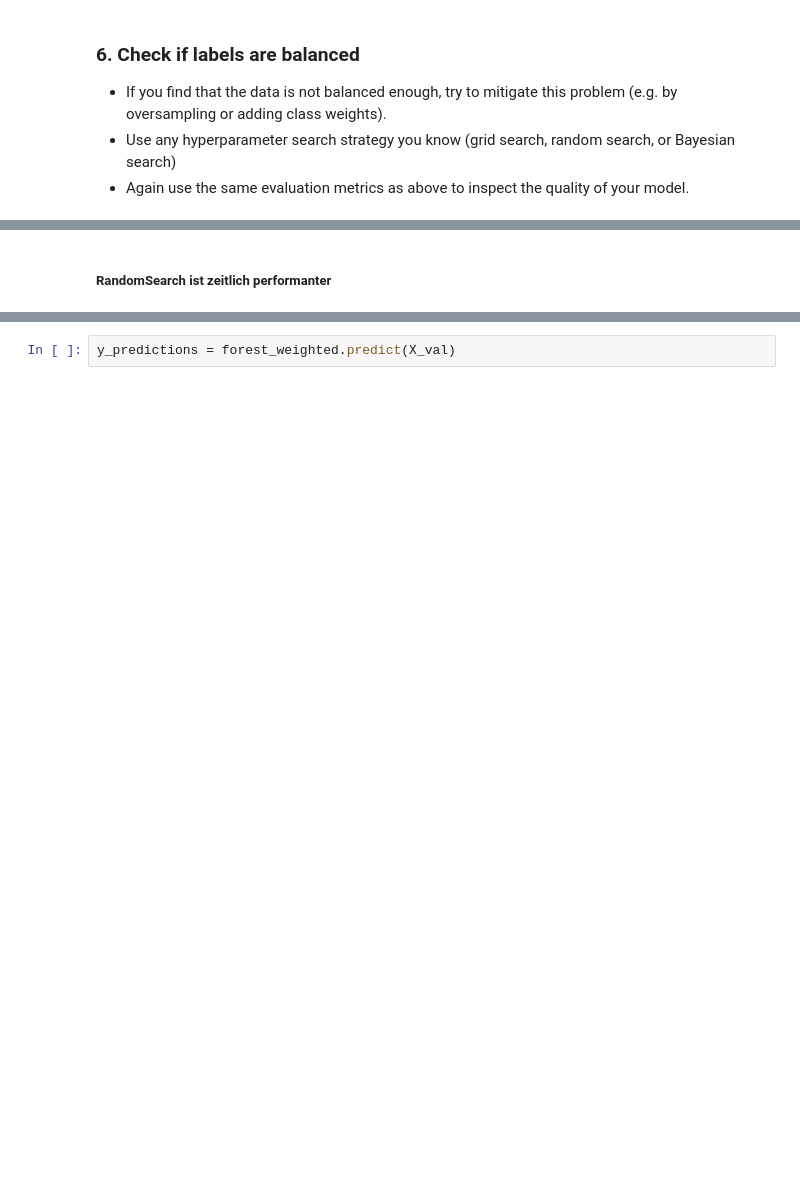
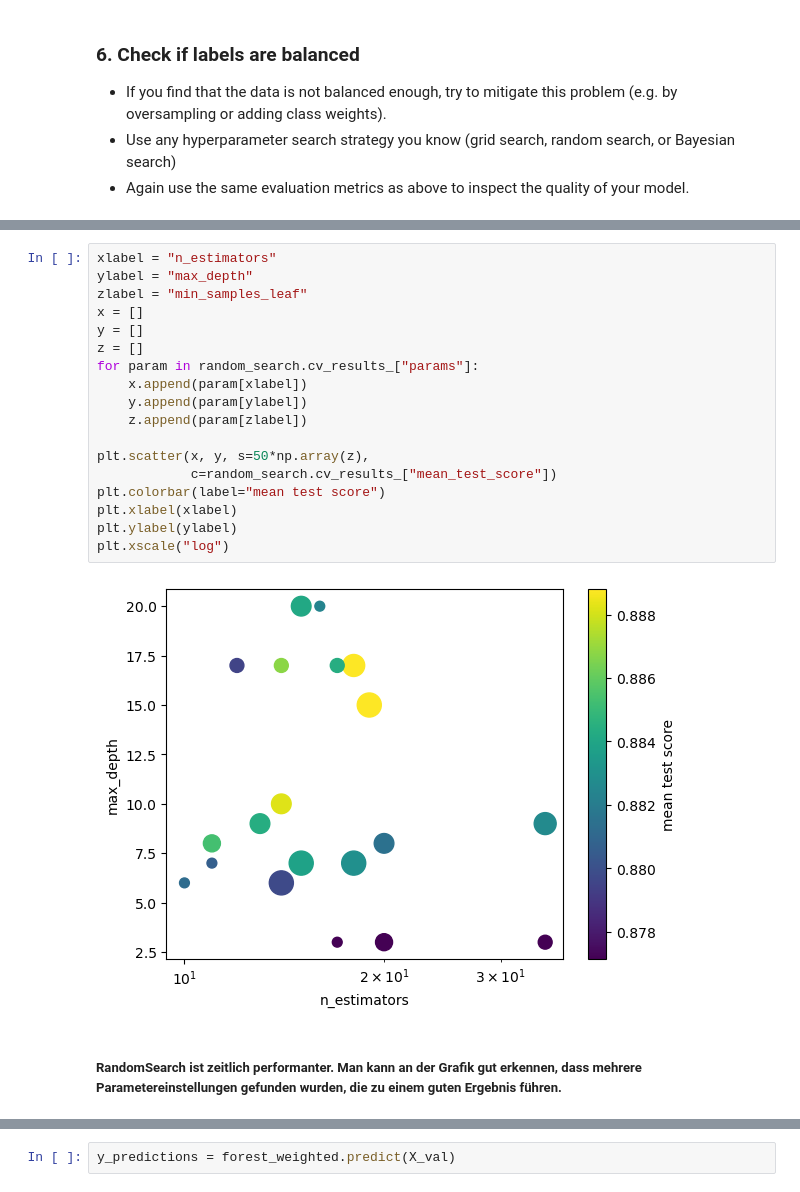
Before and after one commit to PhilippVogel92/ai_for_smart_health, a Jupyter notebook: ai_smart_health_portfolio_01_diabetes_prediction_template.ipynb, the cells around one changed output, grey strips where cells are left out. Saved outputs shown, nothing was run; the diff lists cells and outputs as text; blank space fills up the shorter version.

```diff
--- a/ai_smart_health_portfolio_01_diabetes_prediction_template.ipynb
+++ b/ai_smart_health_portfolio_01_diabetes_prediction_template.ipynb
@@ -490,2 +528,22 @@ random_search.best_params_
-# %% [markdown]
-##### RandomSearch ist zeitlich performanter
+# %%
+xlabel = "n_estimators"
+ylabel = "max_depth"
+zlabel = "min_samples_leaf"
+x = []
+y = []
+z = []
+for param in random_search.cv_results_["params"]:
+    x.append(param[xlabel])
+    y.append(param[ylabel])
+    z.append(param[zlabel])
+
+plt.scatter(x, y, s=50*np.array(z),
+            c=random_search.cv_results_["mean_test_score"])
+plt.colorbar(label="mean test score")
+plt.xlabel(xlabel)
+plt.ylabel(ylabel)
+plt.xscale("log")
+# %% [output]
+[figure, added]
+# %% [markdown]
+##### RandomSearch ist zeitlich performanter. Man kann an der Grafik gut erkennen, dass mehrere Parametereinstellungen gefunden wurden, die zu einem guten Ergebnis führen.
```
Also changed, not shown: parts of 84 cells of this notebook.
